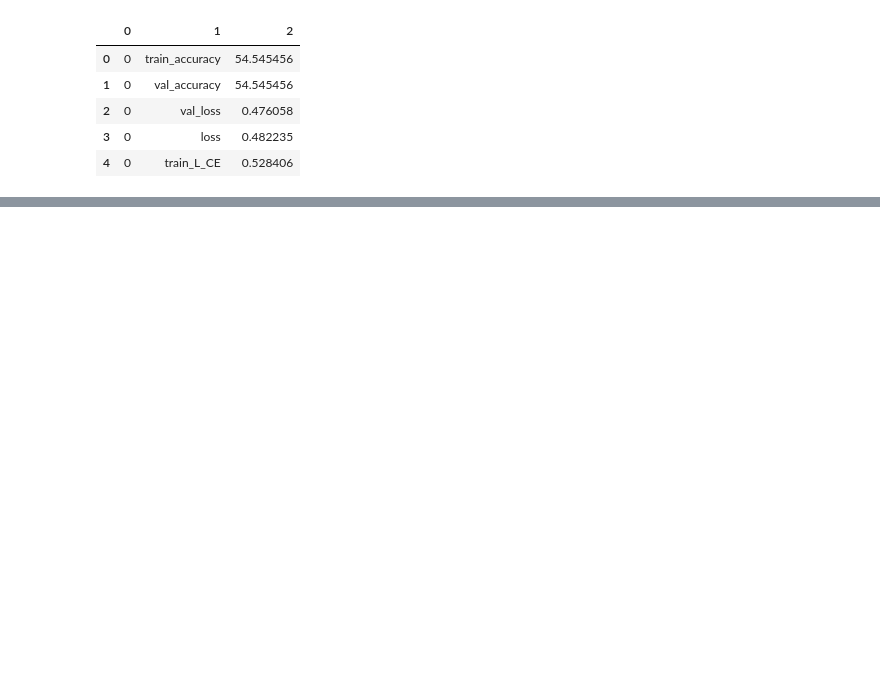
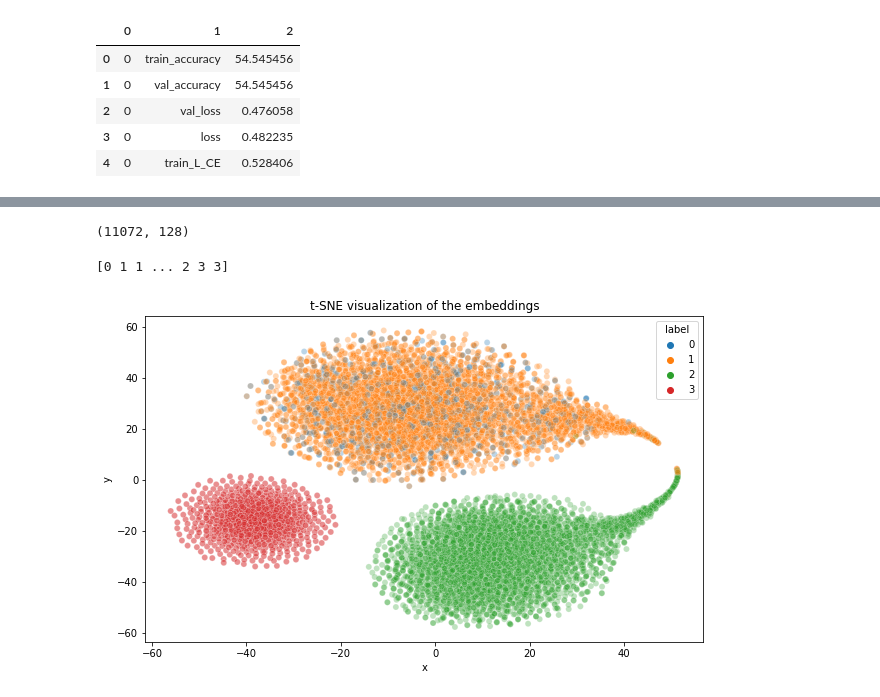
Before and after one commit to josebeo2016/vocodetect, a Jupyter notebook: Supcon-voco/Tensorboard_visualize.ipynb, the cells around one changed output, grey strips where cells are left out. Cells and saved outputs as stored; diff of their text form; code cells hidden in the pictures; blank space fills up the shorter version.

```diff
--- a/Supcon-voco/Tensorboard_visualize.ipynb
+++ b/Supcon-voco/Tensorboard_visualize.ipynb
@@ -86,0 +157,30 @@ df.head()
+# %%
+emb_path = '/dataa/phucdt/vocodetect/Supcon-voco/feats/asvspoof_2019_mixup_1_2/'
+# list all embeddings in folder and append to a list
+
+file_list = os.listdir(emb_path)
+labels = []
+emb=[]
+label = [0,1,1,1,1,1,1,1,2,2,2,2,2,2,3,3]
+for file in tqdm(file_list):
+    tmp = torch.load(emb_path + file).squeeze(-1).squeeze(1)
+    emb.append(tmp)
+    labels = labels + label
+# %%
+emb = np.array(emb)
+# convert to 2D array
+emb_ = emb.reshape(-1, emb.shape[-1])
+print(emb_.shape)
+# %% [output]
+(11072, 128)
+# %%
+labels = np.array(labels)
+# %% [output]
+[0 1 1 ... 2 3 3]
+# %%
+
+
+tsne = TSNE(n_components=2, random_state=0)
+emb_2d = tsne.fit_transform(emb_)
+# %% [output]
+[figure, added]
```
Also changed, not shown: parts of 14 cells of this notebook, 17 other files.
